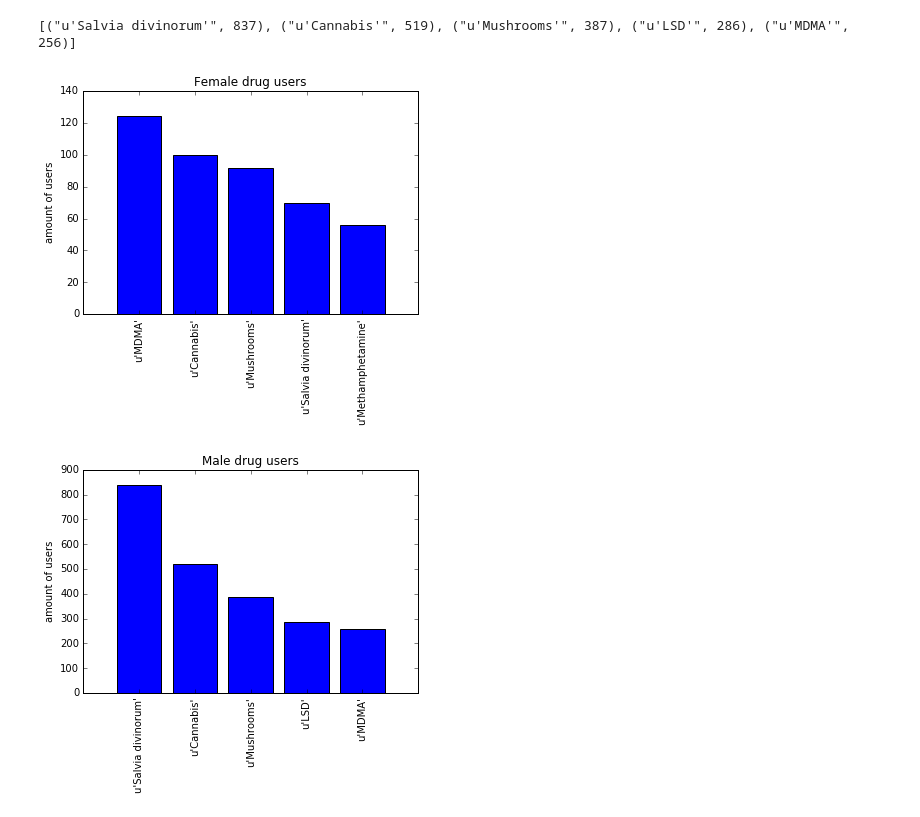
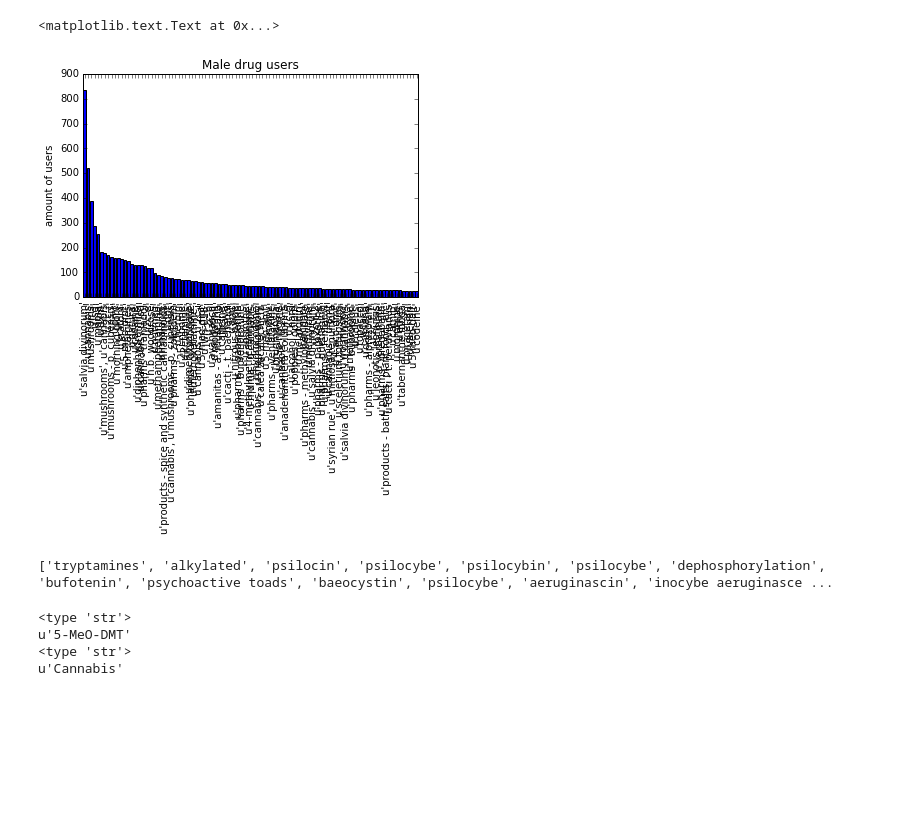
Before and after one commit to IzzySmith/text-mining-project, a Jupyter notebook: GetDrugGender.ipynb, the cells around one changed output. Saved outputs shown, nothing was run; the diff lists cells and outputs as text; code cells hidden in the pictures; blank space fills up the shorter version.

Commit message:
uses full drug list from wikipedia

```diff
--- a/GetDrugGender.ipynb
+++ b/GetDrugGender.ipynb
@@ -53,6 +55,8 @@ def retrieve_drug_and_gender(folder):
             # naiave way to remove unwanted characters from string
             drug = str(drug).strip("set([")
             drug = str(drug).strip("])")
+            drug = drug.lower()
+            #print drug
             drug_dict[f][drug] = gender
         else:
             pass
@@ -61,6 +65,9 @@ def retrieve_drug_and_gender(folder):
 #a list of genders and the drugs
 #data_set = retrieve_drug_and_gender(absolute_urls)
 
+test = retrieve_drug_and_gender(sample)
+#print test
+
 test_dict =  retrieve_drug_and_gender(test_files)
 # %%
 def count_gender(drug_gender_dict):
@@ -111,40 +118,41 @@ import matplotlib.pyplot as plt
 
 #the first dict is female drug users
 female_drugs = gender_count_tuple[0]
 #clean the empty string values '' from the dict
 cleaned_female_drugs = {i:female_drugs[i] for i in female_drugs if i!=''}
 #the second dict is male drug users
 male_drugs = gender_count_tuple[1]
 #clean the empty string values from the dict
 cleaned_male_drugs = {i:male_drugs[i] for i in male_drugs if i!=''}
 
 #get the top 5 used drugs from male and female users useing the cleaned dicts
 top_female_drugs = Counter(cleaned_female_drugs).most_common(5)
-top_male_drugs = Counter(cleaned_male_drugs).most_common(5)
-print top_male_drugs
+top_male_drugs = Counter(cleaned_male_drugs).most_common(100)
+'print top_male_drugs'
 
 #display the results as a bar chart
 #female drug users plotted onto a graph
 plt.bar(range(len(top_female_drugs)), [x[1] for x in top_female_drugs], align="center")
 plt.xticks(range(len(top_female_drugs)), [x[0] for x in top_female_drugs], rotation='vertical')
 #label the axis
 plt.ylabel('amount of users')
 plt.title('Female drug users')
 
-plt.show()
+#plt.show()
 
 #male drug users plotted onto a drug
 plt.bar(range(len(top_male_drugs)), [y[1] for y in top_male_drugs], align="center")
 plt.xticks(range(len(top_male_drugs)), [y[0] for y in top_male_drugs], rotation='vertical')
 #label the axis
 plt.ylabel('amount of users')
 plt.title('Male drug users')
 
-plt.show()
+#plt.show()
+
+#print set(male_drugs.keys())
 # %% [output]
-[("u'Salvia divinorum'", 837), ("u'Cannabis'", 519), ("u'Mushrooms'", 387), ("u'LSD'", 286), ("u'MDMA'", 256)]
+<matplotlib.text.Text at 0x...>
-[figure, old version]
+[figure, new version]
-[figure, removed]
 # %%
 from wordcloud import WordCloud
 from collections import Counter
@@ -181,0 +170,55 @@ LSD_ID = find_LSD(test_dict)
+# %%
+#parent url
+wikipedia_url = "https://en.wikipedia.org/wiki/List_of_psychedelic_drugs"
+
+def read_links(start_page):
+    """
+    takes a url and returns the links on that page
+    """
+    tags = []
+    response = urllib2.urlopen(start_page)
+    #convert to soup in order to strain out the anchors and the urls
+    soup = bs(response.read(), "lxml")
+    text = soup.encode("utf-8",'ignore')
+    psychedelics = soup.find(id="Serotonergic_psychedelics_.28serotonin_5-HT2A_receptor_agonists.29")
+    drugs = soup.findAll('a')
+    for ultag in soup.find_all('ul'):
+        for litag in ultag.find_all('li'):
+            for atag in litag.find_all('a'):
+                tags.append(str(atag.text.encode("utf-8", 'ignore')).lower())
+    return tags
+
+
+
+drug_list = read_links(wikipedia_url)
+
+#<span class="mw-headline" id="Empathogens.2Fentactogens_.28serotonin_.285-HT.29_releasing_agents.29"><a href="/wiki/Empathogen-entactogen" title="Empathogen-entactogen">Empathogens/entactogens</a> <i>(<a href="/wiki/Serotonin_releasing_agent" title="Serotonin releasing agent">serotonin (5-HT) releasing agents</a>)</i></span>
+
+#print drug_list[:130]
+
+list_index = drug_list.index('tryptamines')
+#endpoint = drug_list.index('MDMA')
+#print endpoint
+start_point = drug_list[list_index:]
+
+end = drug_list.index('para-chloroamphetamine')
+
+drug_list_full = start_point[:end]
+
+print drug_list_full
+# %% [output]
+['tryptamines', 'alkylated', 'psilocin', 'psilocybe', 'psilocybin', 'psilocybe', 'dephosphorylation', 'bufotenin', 'psychoactive toads', 'baeocystin', 'psilocybe', 'aeruginascin', 'inocybe aeruginasce ...
+# %%
+p_drugs = ['LSD', 'Mushrooms', 'Salvia divinorum', 'DXM', '2C-I', 'Cacti - T. pachanoi', 'Ayahuasca', 'H.B. Woodrose', 'Mushrooms - P. cubensis', 'DMT', 'Datura', 'Morning Glory', 'Kratom', '2C-E', 'DPT', 'AMT', '25I-NBOMe', 'Syrian Rue']
+
+'''print [type(i[1].keys()) for i in test_dict.items()[:2]]'''
+
+for i in test_dict.items()[:2]:
+    for e in i[1].keys():
+        print type(e)
+        print e
+# %% [output]
+<type 'str'>
+u'5-MeO-DMT'
+<type 'str'>
+u'Cannabis'
```
Also changed, not shown: parts of 14 cells of this notebook.
